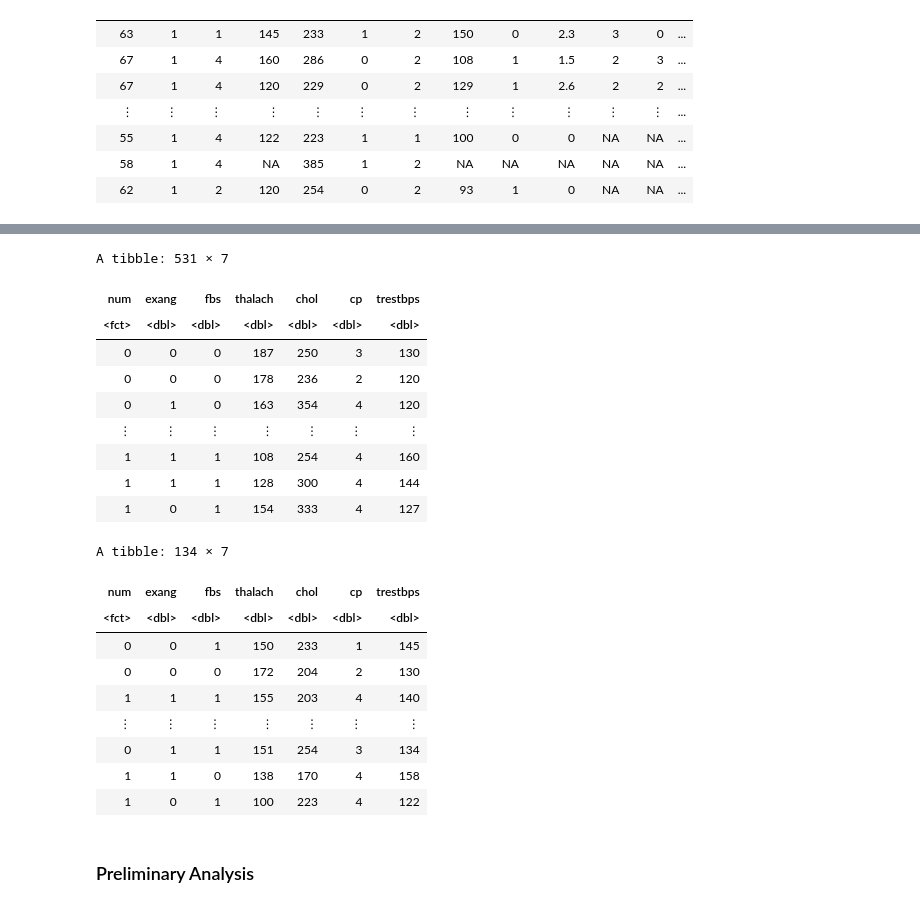
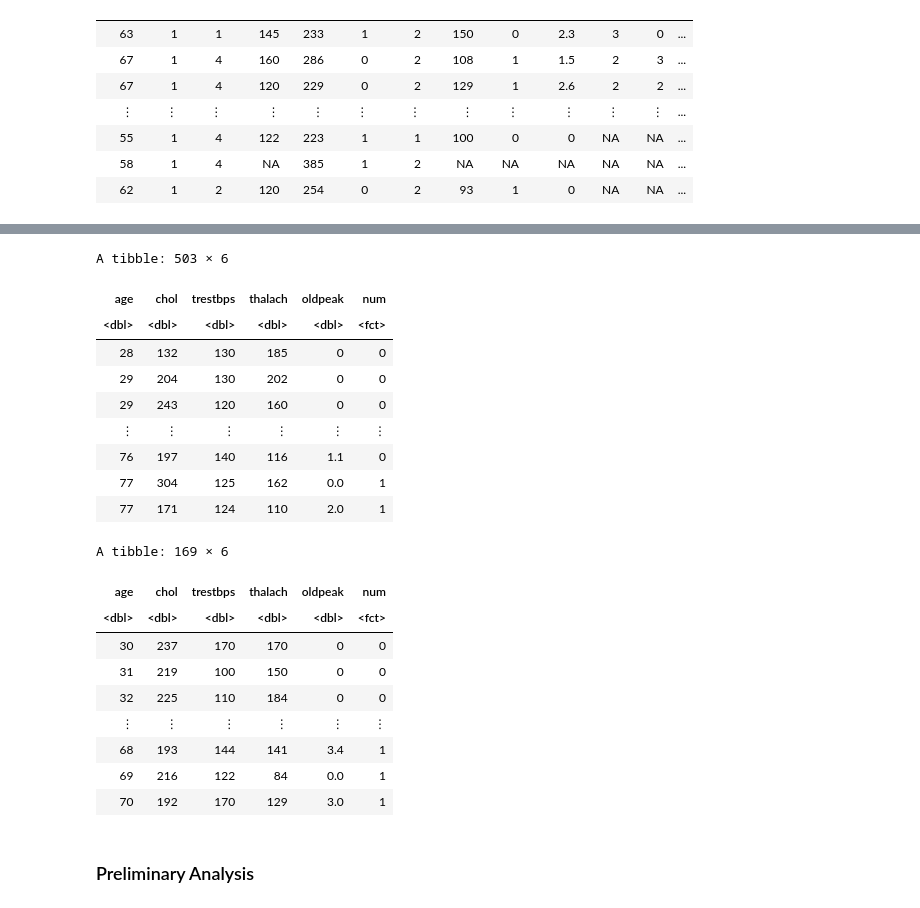
Before and after one commit to Dangel02/heartdisease_dataset, a Jupyter notebook: project_draft.ipynb, the cells around one changed output, grey strips where cells are left out. Saved outputs shown, nothing was run; the diff lists cells and outputs as text; code cells hidden in the pictures.

```diff
--- a/project_draft.ipynb
+++ b/project_draft.ipynb
@@ -94,9 +84,12 @@ A tibble: 920 × 14
 | 58 | 1 | 4 | NA | 385 | 1 | 2 | NA | NA | NA | NA | NA | ... |
 | 62 | 1 | 2 | 120 | 254 | 0 | 2 | 93 | 1 | 0 | NA | NA | ... |
 # %%
-tidy_heart_data <- heart_data_combined |>
-                mutate(num = ifelse(num %in% 1:4, 1, num)) |> # Correcting scaling of heart disease data (num)
+clean_heart <- heart_data_combined |>
+                mutate(num = ifelse(num %in% 1:4, 1, num)) |> # Correcting scaling of num
                 filter(chol != 0) |> # There is one incorrect point where chol = 0
-                mutate(num = as_factor(num))
-tidy_heart_data|>arrange(thalach)
+                mutate(num = as_factor(num)) |>
+                select(age, chol, trestbps, thalach, oldpeak, num) |>
+                filter(!is.na(age), !is.na(chol), !is.na(trestbps), !is.na(thalach), !is.na(oldpeak)) # Remove NAs
+
+arrange(clean_heart, age)
 # %% [output]
@@ -133,41 +106,34 @@ A tibble: 56 × 2
 # %%
 # Split data into training (80%) and testing (20%) data
 set.seed(1234)
 
-#
-# clean_heart <- heart_data |>
-#                     select(age, chol, trestbps, thalach, oldpeak, num)
-
-clean_heart <- heart_data |>
-                    select( num,  exang, fbs, thalach, chol,cp,trestbps)
-
-heart_split <- initial_split(clean_heart, prop = 0.80, strata = num)
+heart_split <- initial_split(clean_heart, prop = 0.75, strata = num)
 heart_train <- training(heart_split)
 heart_test <- testing(heart_split)
 
-heart_train|>arrange(fbs)
-heart_test
+arrange(heart_train, age)
+arrange(heart_test, age)
 # %% [output]
-A tibble: 531 × 7
+A tibble: 503 × 6
-| num | exang | fbs | thalach | chol | cp | trestbps |
-| <fct> | <dbl> | <dbl> | <dbl> | <dbl> | <dbl> | <dbl> |
-| 0 | 0 | 0 | 187 | 250 | 3 | 130 |
-| 0 | 0 | 0 | 178 | 236 | 2 | 120 |
-| 0 | 1 | 0 | 163 | 354 | 4 | 120 |
-| ⋮ | ⋮ | ⋮ | ⋮ | ⋮ | ⋮ | ⋮ |
-| 1 | 1 | 1 | 108 | 254 | 4 | 160 |
-| 1 | 1 | 1 | 128 | 300 | 4 | 144 |
-| 1 | 0 | 1 | 154 | 333 | 4 | 127 |
+| age | chol | trestbps | thalach | oldpeak | num |
+| <dbl> | <dbl> | <dbl> | <dbl> | <dbl> | <fct> |
+| 28 | 132 | 130 | 185 | 0 | 0 |
+| 29 | 204 | 130 | 202 | 0 | 0 |
+| 29 | 243 | 120 | 160 | 0 | 0 |
+| ⋮ | ⋮ | ⋮ | ⋮ | ⋮ | ⋮ |
+| 76 | 197 | 140 | 116 | 1.1 | 0 |
+| 77 | 304 | 125 | 162 | 0.0 | 1 |
+| 77 | 171 | 124 | 110 | 2.0 | 1 |
-A tibble: 134 × 7
+A tibble: 169 × 6
-| num | exang | fbs | thalach | chol | cp | trestbps |
-| <fct> | <dbl> | <dbl> | <dbl> | <dbl> | <dbl> | <dbl> |
-| 0 | 0 | 1 | 150 | 233 | 1 | 145 |
-| 0 | 0 | 0 | 172 | 204 | 2 | 130 |
-| 1 | 1 | 1 | 155 | 203 | 4 | 140 |
-| ⋮ | ⋮ | ⋮ | ⋮ | ⋮ | ⋮ | ⋮ |
-| 0 | 1 | 1 | 151 | 254 | 3 | 134 |
-| 1 | 1 | 0 | 138 | 170 | 4 | 158 |
-| 1 | 0 | 1 | 100 | 223 | 4 | 122 |
+| age | chol | trestbps | thalach | oldpeak | num |
+| <dbl> | <dbl> | <dbl> | <dbl> | <dbl> | <fct> |
+| 30 | 237 | 170 | 170 | 0 | 0 |
+| 31 | 219 | 100 | 150 | 0 | 0 |
+| 32 | 225 | 110 | 184 | 0 | 0 |
+| ⋮ | ⋮ | ⋮ | ⋮ | ⋮ | ⋮ |
+| 68 | 193 | 144 | 141 | 3.4 | 1 |
+| 69 | 216 | 122 | 84 | 0.0 | 1 |
+| 70 | 192 | 170 | 129 | 3.0 | 1 |
 # %% [markdown]
 ### Preliminary Analysis
 # %%
```
Also changed, not shown: parts of 19 cells of this notebook.
